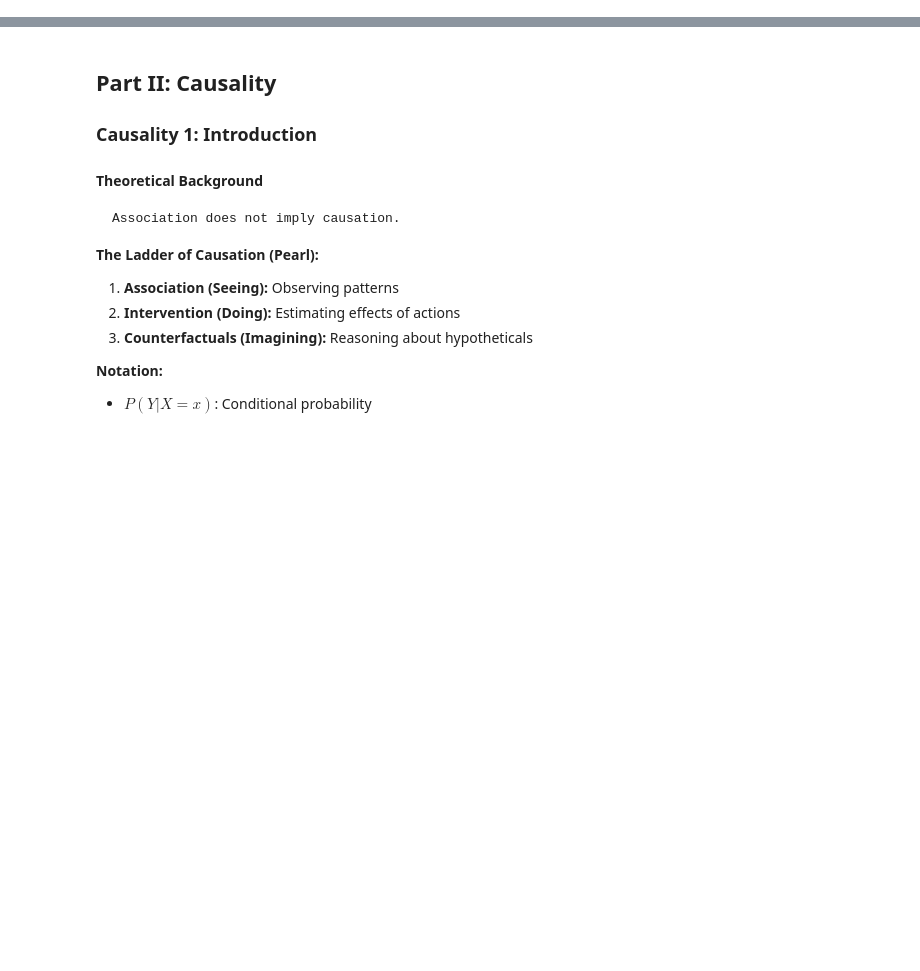
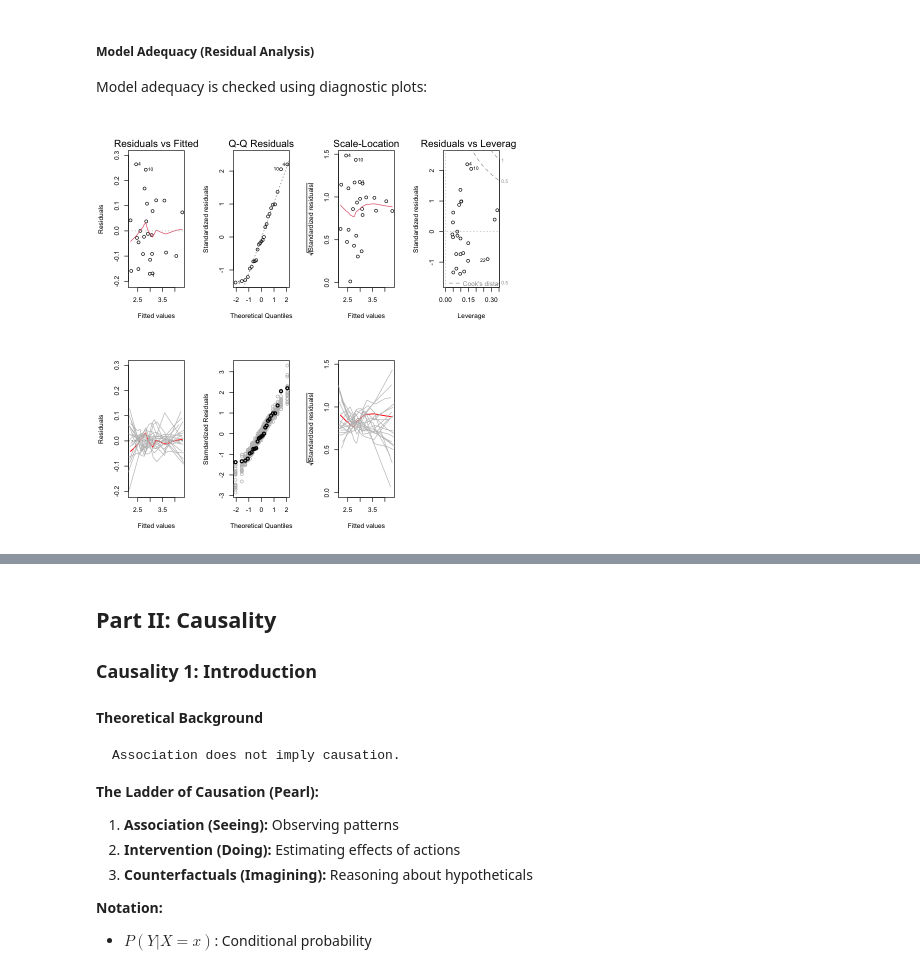
Before and after one commit to marbetschar/marco.betschart.name, a Jupyter notebook: projects/masters-degree-in-data-science/advanced-statistical-data-analysis.ipynb, the cells around one changed output, grey strips where cells are left out. Drawn from its saved outputs; the diff is of its cells as text; code cells hidden in the pictures; blank space fills up the shorter version.

Commit message:
Advanced Statistical Data Analysis

```diff
--- a/projects/masters-degree-in-data-science/advanced-statistical-data-analysis.ipynb
+++ b/projects/masters-degree-in-data-science/advanced-statistical-data-analysis.ipynb
@@ -56,0 +135,24 @@ The downloaded binary packages are in
+# %% [markdown]
+##### Model Adequacy (Residual Analysis)
+
+Model adequacy is checked using diagnostic plots:
+# %%
+source("advanced-statistical-data-analysis/RFn_Plot-lmSim.R")
+df <- read.table("advanced-statistical-data-analysis/Softdrink.dat", header=TRUE)
+
+# Tukey's First-Aid Transformations:
+df.tk <- data.frame(
+  Time=log(df$Time),
+  volume=sqrt(df$volume), # := number of cases of product stocked => count data
+  distance=log(df$distance),
+  location=df$location) # := categorical variable (text data)
+
+# Linear Regression:
+df.tk.lm1 <- lm(Time ~ volume + distance, data=df.tk)
+
+# Residual Analysis:
+par(mfrow=c(2,4))
+plot(df.tk.lm1)
+plot.lmSim(df.tk.lm1, SEED=4711)
+# %% [output]
+[figure, added]
```
Also changed, not shown: parts of 10 cells of this notebook, 4 other files.
